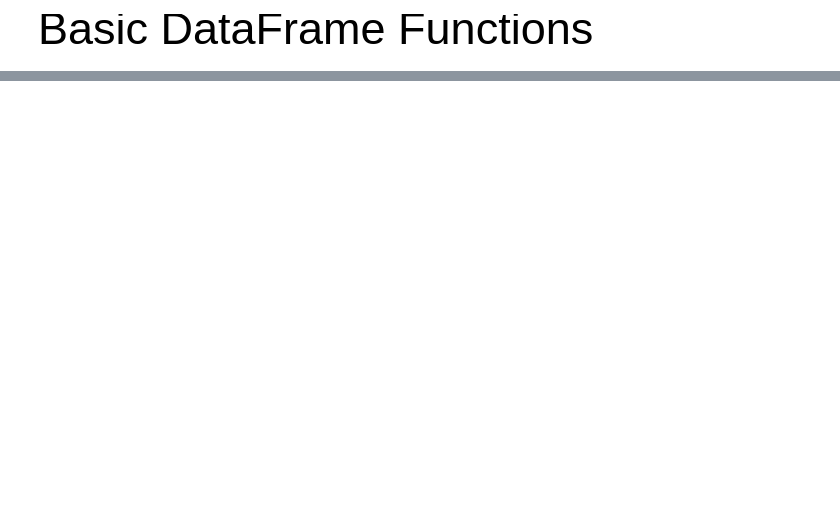
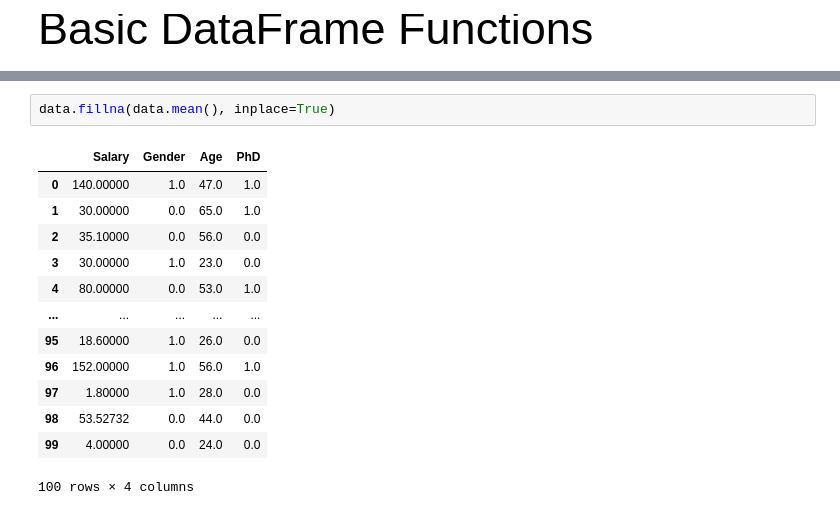
Before and after one commit to Bassel-Hashim/Num-Pandas, a Jupyter notebook: pandas.ipynb, the cells around one changed output, grey strips where cells are left out. Cells and saved outputs as stored; diff of their text form; blank space fills up the shorter version.

```diff
--- a/pandas.ipynb
+++ b/pandas.ipynb
@@ -132,0 +273,16 @@ df.describe()
+# %%
+data.fillna(data.mean(), inplace=True)
+# %% [output]
+|  | Salary | Gender | Age | PhD |
+| 0 | 140.00000 | 1.0 | 47.0 | 1.0 |
+| 1 | 30.00000 | 0.0 | 65.0 | 1.0 |
+| 2 | 35.10000 | 0.0 | 56.0 | 0.0 |
+| 3 | 30.00000 | 1.0 | 23.0 | 0.0 |
+| 4 | 80.00000 | 0.0 | 53.0 | 1.0 |
+| ... | ... | ... | ... | ... |
+| 95 | 18.60000 | 1.0 | 26.0 | 0.0 |
+| 96 | 152.00000 | 1.0 | 56.0 | 1.0 |
+| 97 | 1.80000 | 1.0 | 28.0 | 0.0 |
+| 98 | 53.52732 | 0.0 | 44.0 | 0.0 |
+| 99 | 4.00000 | 0.0 | 24.0 | 0.0 |
+100 rows × 4 columns
```
Also changed, not shown: parts of 67 cells of this notebook.
